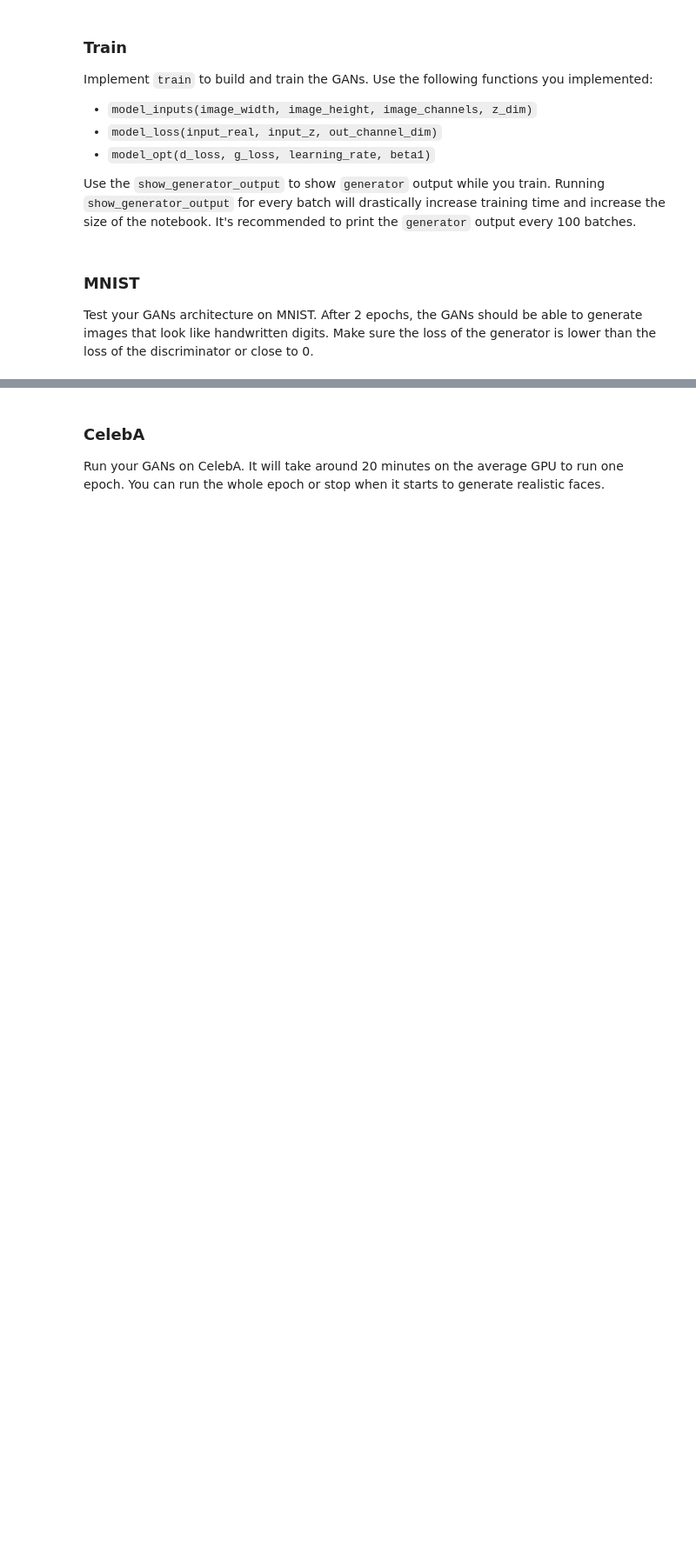
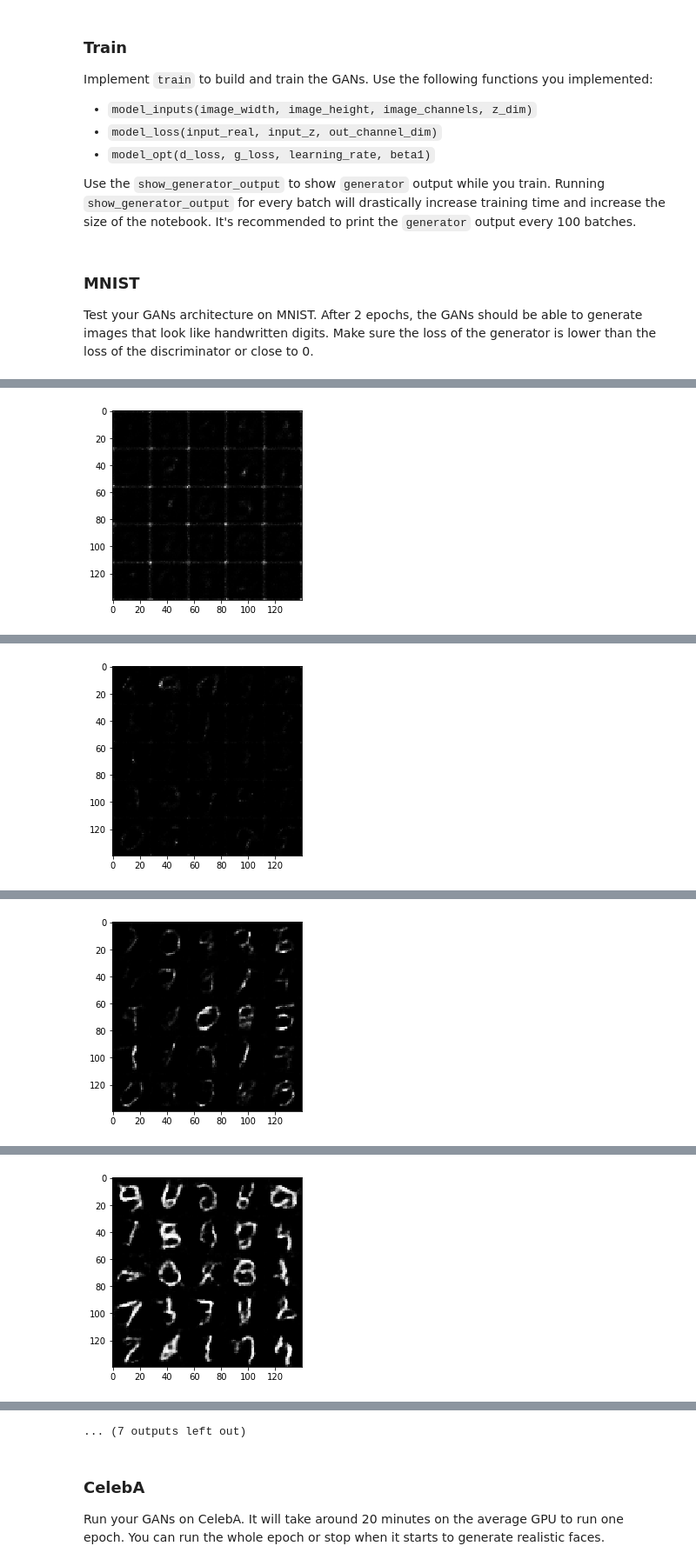
Before and after one commit to cbrands/face_generation, a Jupyter notebook: dlnd_face_generation.ipynb, the cells around one changed output, grey strips where cells are left out. Shown at 87% size. Cells and saved outputs as stored; diff of their text form; code cells hidden in the pictures; blank space fills up the shorter version.

```diff
--- a/dlnd_face_generation.ipynb
+++ b/dlnd_face_generation.ipynb
@@ -263,22 +365,47 @@ def train(epoch_count, batch_size, z_dim, learning_rate, beta1, get_batches, dat
     :param data_shape: Shape of the data
     :param data_image_mode: The image mode to use for images ("RGB" or "L")
     """
-    # TODO: Build Model
+    print_every=10
+    show_every=100
 
+    _, width, height, channels = data_shape
+    input_real, input_z, lr = model_inputs(width, height, channels, z_dim)
+    d_loss, g_loss = model_loss(input_real, input_z, data_shape[3])
+    d_opt, g_opt = model_opt(d_loss, g_loss, learning_rate, beta1)
+
+    steps = 0
 
     with tf.Session() as sess:
         sess.run(tf.global_variables_initializer())
         for epoch_i in range(epoch_count):
             for batch_images in get_batches(batch_size):
-                # TODO: Train Model
+                steps += 1
+                batch_images *= 2
+                batch_z = np.random.uniform(-1, 1, size=(batch_size, z_dim))
+
+                _ = sess.run(d_opt, feed_dict={input_real: batch_images, input_z: batch_z})
+                _ = sess.run(g_opt, feed_dict={input_z: batch_z})
+
+                if steps % print_every == 0:
+                    train_loss_d = d_loss.eval({input_z: batch_z, input_real: batch_images})
+                    train_loss_g = g_loss.eval({input_z: batch_z})
+
+                    print(f"Epoch {epoch_i + 1}/{epochs}...",
+                          f"Discriminator Loss: {train_loss_d:.4f}...",
+                          f"Generator Loss: {train_loss_g:.4f}...", f"steps: {steps}")
+
+                if steps % show_every == 0:
+                    show_generator_output(sess, 25, input_z, data_shape[3], data_image_mode)
+
+    print("Done training")
 # %% [markdown]
 ### MNIST
 Test your GANs architecture on MNIST.  After 2 epochs, the GANs should be able to generate images that look like handwritten digits.  Make sure the loss of the generator is lower than the loss of the discriminator or close to 0.
 # %%
-batch_size = None
-z_dim = None
-learning_rate = None
-beta1 = None
+batch_size = 128
+z_dim = 150
+learning_rate = 0.0008
+beta1 = 0.5
 
 
 """
@@ -290,3 +417,4 @@ mnist_dataset = helper.Dataset('mnist', glob(os.path.join(data_dir, 'mnist/*.jpg
 with tf.Graph().as_default():
     train(epochs, batch_size, z_dim, learning_rate, beta1, mnist_dataset.get_batches,
           mnist_dataset.shape, mnist_dataset.image_mode)
+# %% [output]
@@ -292,0 +431 @@ with tf.Graph().as_default():
+[figure, added]
@@ -292,0 +442 @@ with tf.Graph().as_default():
+[figure, added]
@@ -292,0 +453 @@ with tf.Graph().as_default():
+[figure, added]
@@ -292,0 +464 @@ with tf.Graph().as_default():
+[figure, added]
@@ -293,3 +487,4 @@ with tf.Graph().as_default():
+... (7 outputs left out)
 # %% [markdown]
 ### CelebA
 Run your GANs on CelebA.  It will take around 20 minutes on the average GPU to run one epoch.  You can run the whole epoch or stop when it starts to generate realistic faces.
```
Also changed, not shown: parts of 8 cells of this notebook, 1 other file.
